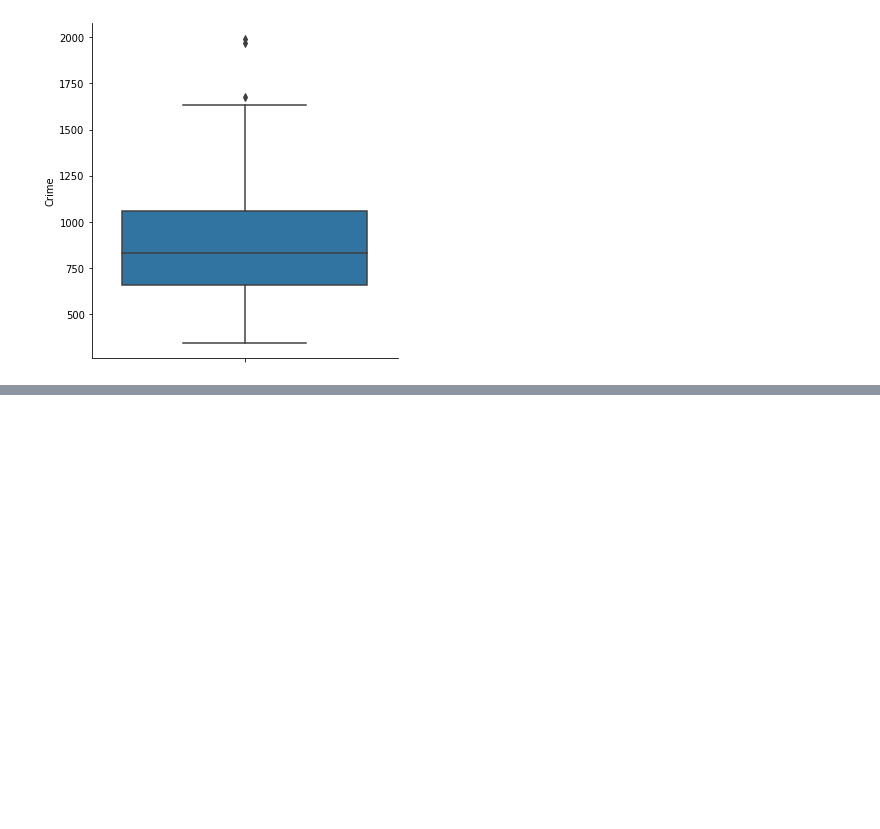
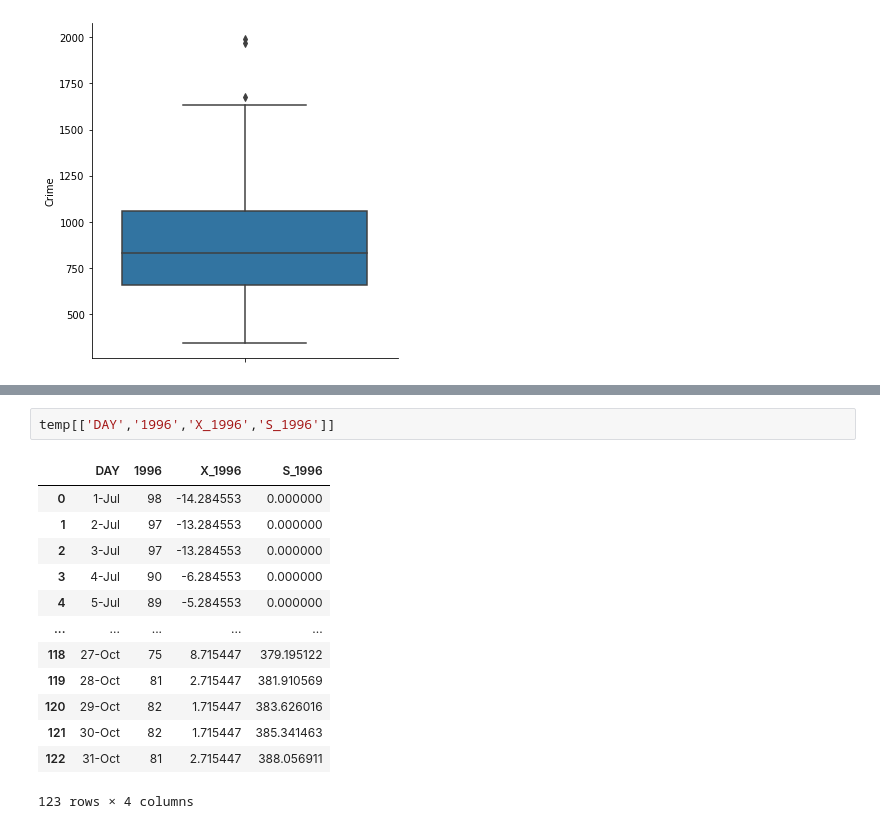
Before and after one commit to shreyansh273/GTx_6501, a Jupyter notebook: Week_2.ipynb, the cells around one changed output, grey strips where cells are left out. Cells and saved outputs as stored; diff of their text form; blank space fills up the shorter version.

```diff
--- a/Week_2.ipynb
+++ b/Week_2.ipynb
@@ -95,0 +128,16 @@ sns.catplot(y="Crime", data=crime, kind='box')
+# %%
+temp[['DAY','1996','X_1996','S_1996']]
+# %% [output]
+|  | DAY | 1996 | X_1996 | S_1996 |
+| 0 | 1-Jul | 98 | -14.284553 | 0.000000 |
+| 1 | 2-Jul | 97 | -13.284553 | 0.000000 |
+| 2 | 3-Jul | 97 | -13.284553 | 0.000000 |
+| 3 | 4-Jul | 90 | -6.284553 | 0.000000 |
+| 4 | 5-Jul | 89 | -5.284553 | 0.000000 |
+| ... | ... | ... | ... | ... |
+| 118 | 27-Oct | 75 | 8.715447 | 379.195122 |
+| 119 | 28-Oct | 81 | 2.715447 | 381.910569 |
+| 120 | 29-Oct | 82 | 1.715447 | 383.626016 |
+| 121 | 30-Oct | 82 | 1.715447 | 385.341463 |
+| 122 | 31-Oct | 81 | 2.715447 | 388.056911 |
+123 rows × 4 columns
```
Also changed, not shown: parts of 6 cells of this notebook.
